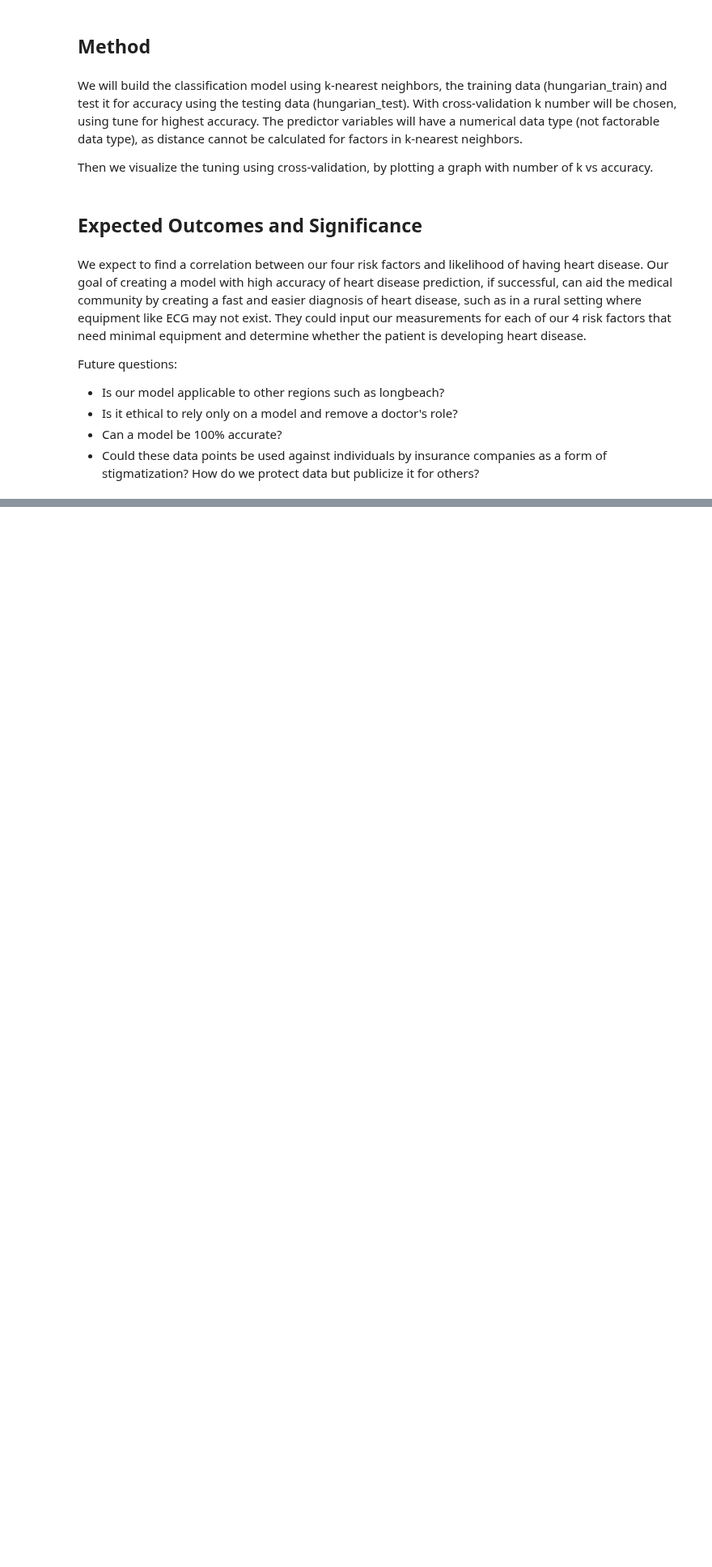
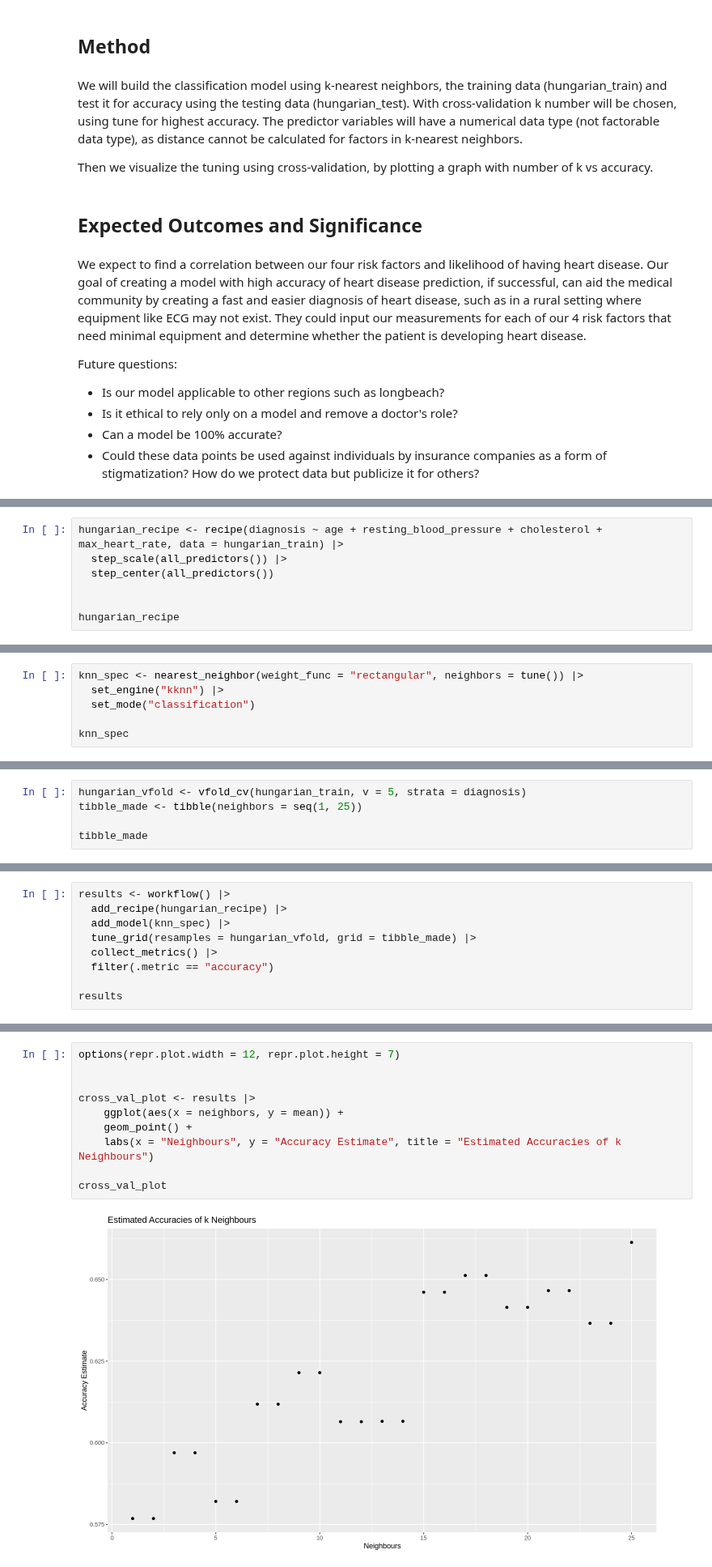
Before and after one commit to elshire7311/dsci100_group73, a Jupyter notebook: heart_analysis.ipynb, the cells around one changed output, grey strips where cells are left out. Shown at 81% size. Cells and saved outputs as stored; diff of their text form; blank space fills up the shorter version.

Commit message:
did all of classification analysis

```diff
--- a/heart_analysis.ipynb
+++ b/heart_analysis.ipynb
@@ -200,0 +215,7 @@ Future questions:
+# %%
+hungarian_recipe <- recipe(diagnosis ~ age + resting_blood_pressure + cholesterol + max_heart_rate, data = hungarian_train) |>
+  step_scale(all_predictors()) |>
+  step_center(all_predictors())
+
+
+hungarian_recipe
@@ -200,0 +235,6 @@ Future questions:
+# %%
+knn_spec <- nearest_neighbor(weight_func = "rectangular", neighbors = tune()) |>
+  set_engine("kknn") |>
+  set_mode("classification")
+
+knn_spec
@@ -200,0 +249,5 @@ Future questions:
+# %%
+hungarian_vfold <- vfold_cv(hungarian_train, v = 5, strata = diagnosis)
+tibble_made <- tibble(neighbors = seq(1, 25))
+
+tibble_made
@@ -200,0 +274,9 @@ Future questions:
+# %%
+results <- workflow() |>
+  add_recipe(hungarian_recipe) |>
+  add_model(knn_spec) |>
+  tune_grid(resamples = hungarian_vfold, grid = tibble_made) |>
+  collect_metrics() |>
+  filter(.metric == "accuracy")
+
+results
@@ -200,0 +303,12 @@ Future questions:
+# %%
+options(repr.plot.width = 12, repr.plot.height = 7)
+
+
+cross_val_plot <- results |>
+    ggplot(aes(x = neighbors, y = mean)) +
+    geom_point() +
+    labs(x = "Neighbours", y = "Accuracy Estimate", title = "Estimated Accuracies of k Neighbours")
+
+cross_val_plot
+# %% [output]
+[figure, added]
```
Also changed, not shown: parts of 9 cells of this notebook.
